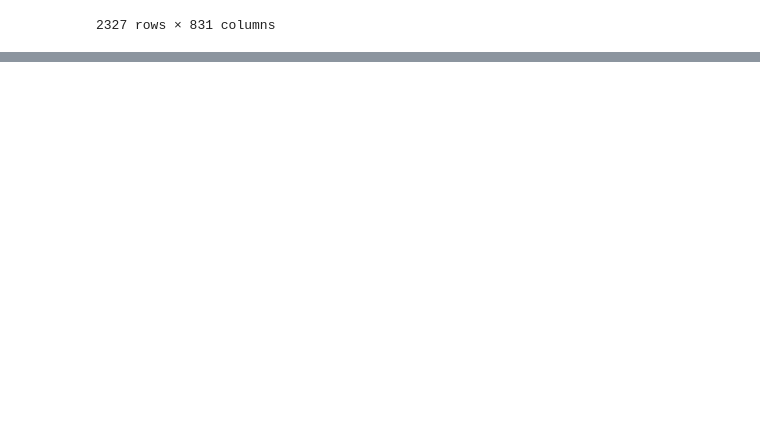
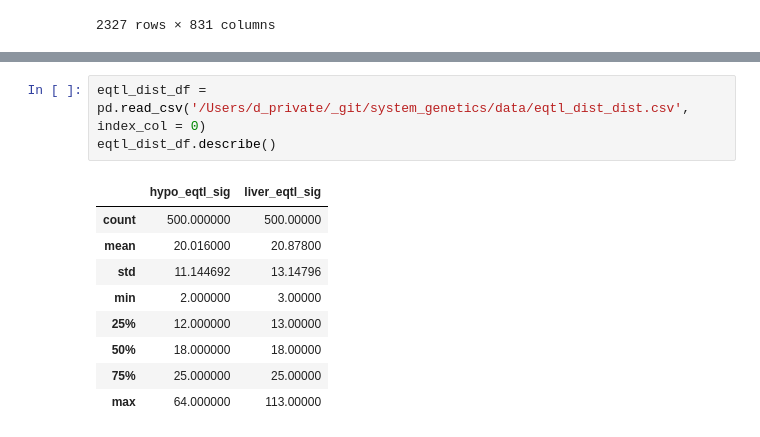
Before and after one commit to guyshur/system_genetics, a Jupyter notebook: drors_work.ipynb, the cells around one changed output, grey strips where cells are left out. Drawn from its saved outputs; the diff is of its cells as text; blank space fills up the shorter version.

```diff
--- a/drors_work.ipynb
+++ b/drors_work.ipynb
@@ -679,0 +793,13 @@ liver_eqtl
+# %%
+eqtl_dist_df = pd.read_csv('/Users/d_private/_git/system_genetics/data/eqtl_dist_dist.csv', index_col = 0)
+eqtl_dist_df.describe()
+# %% [output]
+|  | hypo_eqtl_sig | liver_eqtl_sig |
+| count | 500.000000 | 500.00000 |
+| mean | 20.016000 | 20.87800 |
+| std | 11.144692 | 13.14796 |
+| min | 2.000000 | 3.00000 |
+| 25% | 12.000000 | 13.00000 |
+| 50% | 18.000000 | 18.00000 |
+| 75% | 25.000000 | 25.00000 |
+| max | 64.000000 | 113.00000 |
```
Also changed, not shown: parts of 18 cells of this notebook.
